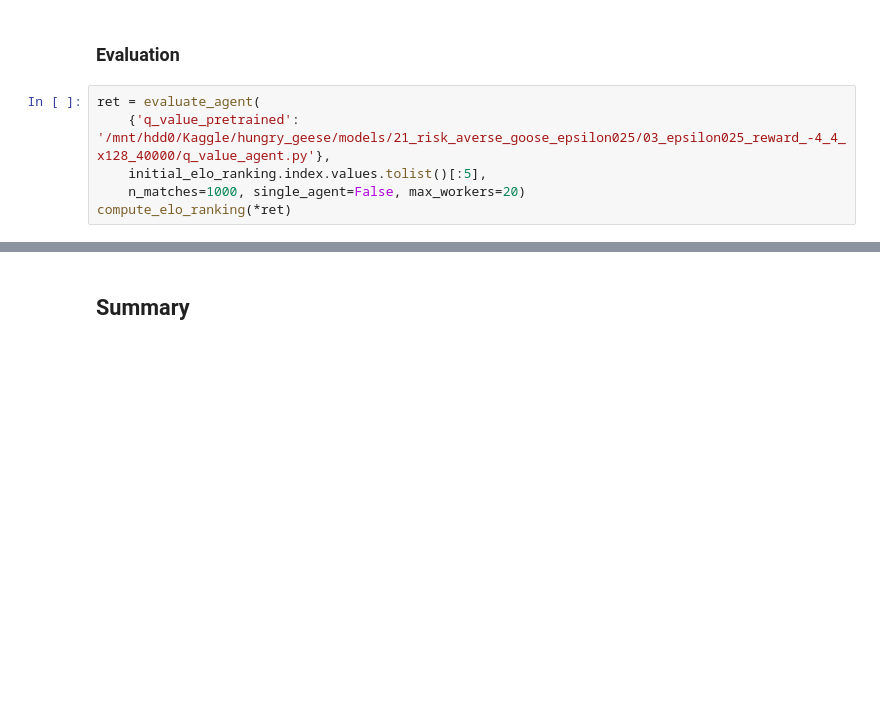
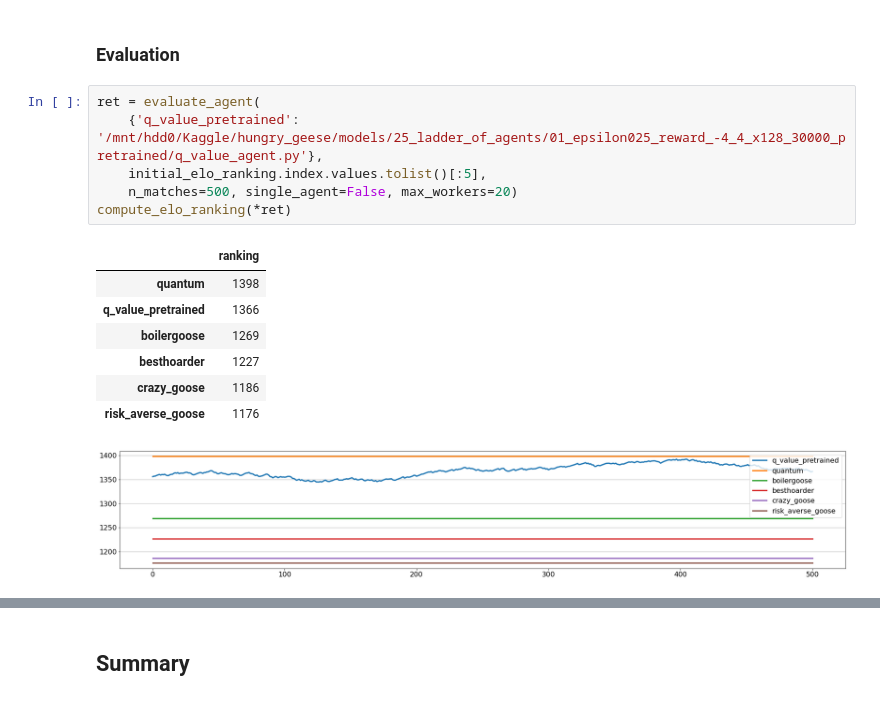
Before and after one commit to ironbar/hungry_geese, a Jupyter notebook: notebooks/006_ladder_of_agents.ipynb, the cells around one changed output, grey strips where cells are left out. Cells and saved outputs as stored; diff of their text form; blank space fills up the shorter version.

Commit message:
Measured influence of epsilon on agent score

```diff
--- a/notebooks/006_ladder_of_agents.ipynb
+++ b/notebooks/006_ladder_of_agents.ipynb
@@ -301,7 +309,16 @@ create_train_data(agents=agents, n_matches=n_matches, reward_name=reward_name)
 ### Evaluation
 # %%
 ret = evaluate_agent(
-    {'q_value_pretrained': '/mnt/hdd0/Kaggle/hungry_geese/models/21_risk_averse_goose_epsilon025/03_epsilon025_reward_-4_4_x128_40000/q_value_agent.py'},
+    {'q_value_pretrained': '/mnt/hdd0/Kaggle/hungry_geese/models/25_ladder_of_agents/01_epsilon025_reward_-4_4_x128_30000_pretrained/q_value_agent.py'},
     initial_elo_ranking.index.values.tolist()[:5],
-    n_matches=1000, single_agent=False, max_workers=20)
+    n_matches=500, single_agent=False, max_workers=20)
 compute_elo_ranking(*ret)
+# %% [output]
+|  | ranking |
+| quantum | 1398 |
+| q_value_pretrained | 1366 |
+| boilergoose | 1269 |
+| besthoarder | 1227 |
+| crazy_goose | 1186 |
+| risk_averse_goose | 1176 |
+[figure, added]
```
Also changed, not shown: parts of 13 cells of this notebook, 5 other files.
